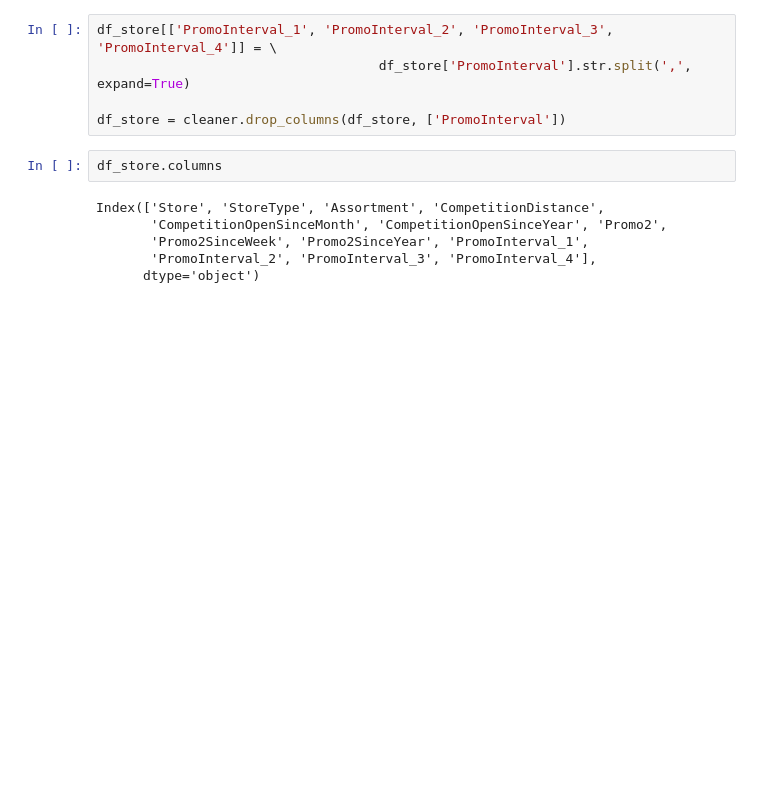
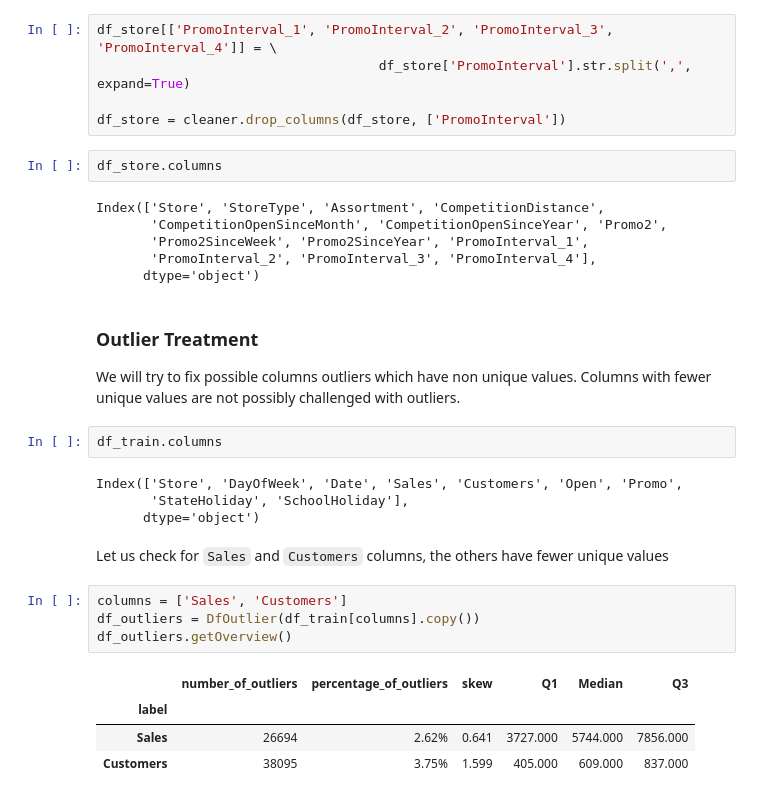
Before and after one commit to bkget/Pharmaceutical-Sales-Prediction, a Jupyter notebook: notebooks/1.data_preprocessing.ipynb, the cells around one changed output. Drawn from its saved outputs; the diff is of its cells as text; blank space fills up the shorter version.

```diff
--- a/notebooks/1.data_preprocessing.ipynb
+++ b/notebooks/1.data_preprocessing.ipynb
@@ -307,3 +307,23 @@ Index(['Store', 'StoreType', 'Assortment', 'CompetitionDistance',
        'Promo2SinceWeek', 'Promo2SinceYear', 'PromoInterval_1',
        'PromoInterval_2', 'PromoInterval_3', 'PromoInterval_4'],
       dtype='object')
+# %% [markdown]
+### Outlier Treatment
+We will try to fix possible columns outliers which have non unique values. Columns with fewer unique values are not possibly challenged with outliers.
+# %%
+df_train.columns
+# %% [output]
+Index(['Store', 'DayOfWeek', 'Date', 'Sales', 'Customers', 'Open', 'Promo',
+       'StateHoliday', 'SchoolHoliday'],
+      dtype='object')
+# %% [markdown]
+Let us check for `Sales` and `Customers` columns, the others have fewer unique values
+# %%
+columns = ['Sales', 'Customers']
+df_outliers = DfOutlier(df_train[columns].copy())
+df_outliers.getOverview()
+# %% [output]
+|  | number_of_outliers | percentage_of_outliers | skew | Q1 | Median | Q3 |
+| label |  |  |  |  |  |  |
+| Sales | 26694 | 2.62% | 0.641 | 3727.000 | 5744.000 | 7856.000 |
+| Customers | 38095 | 3.75% | 1.599 | 405.000 | 609.000 | 837.000 |
```
Also changed, not shown: parts of 4 cells of this notebook.
